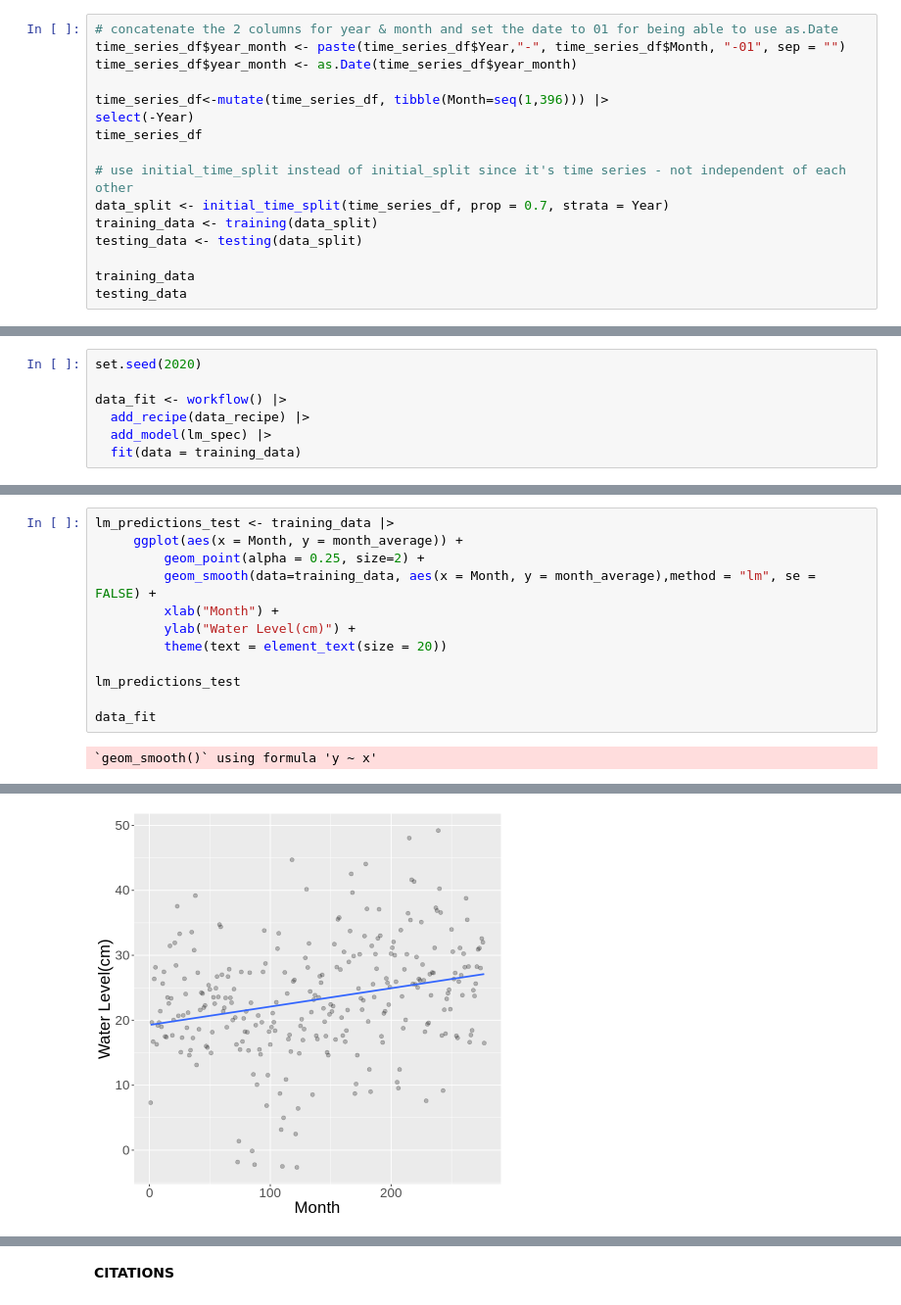
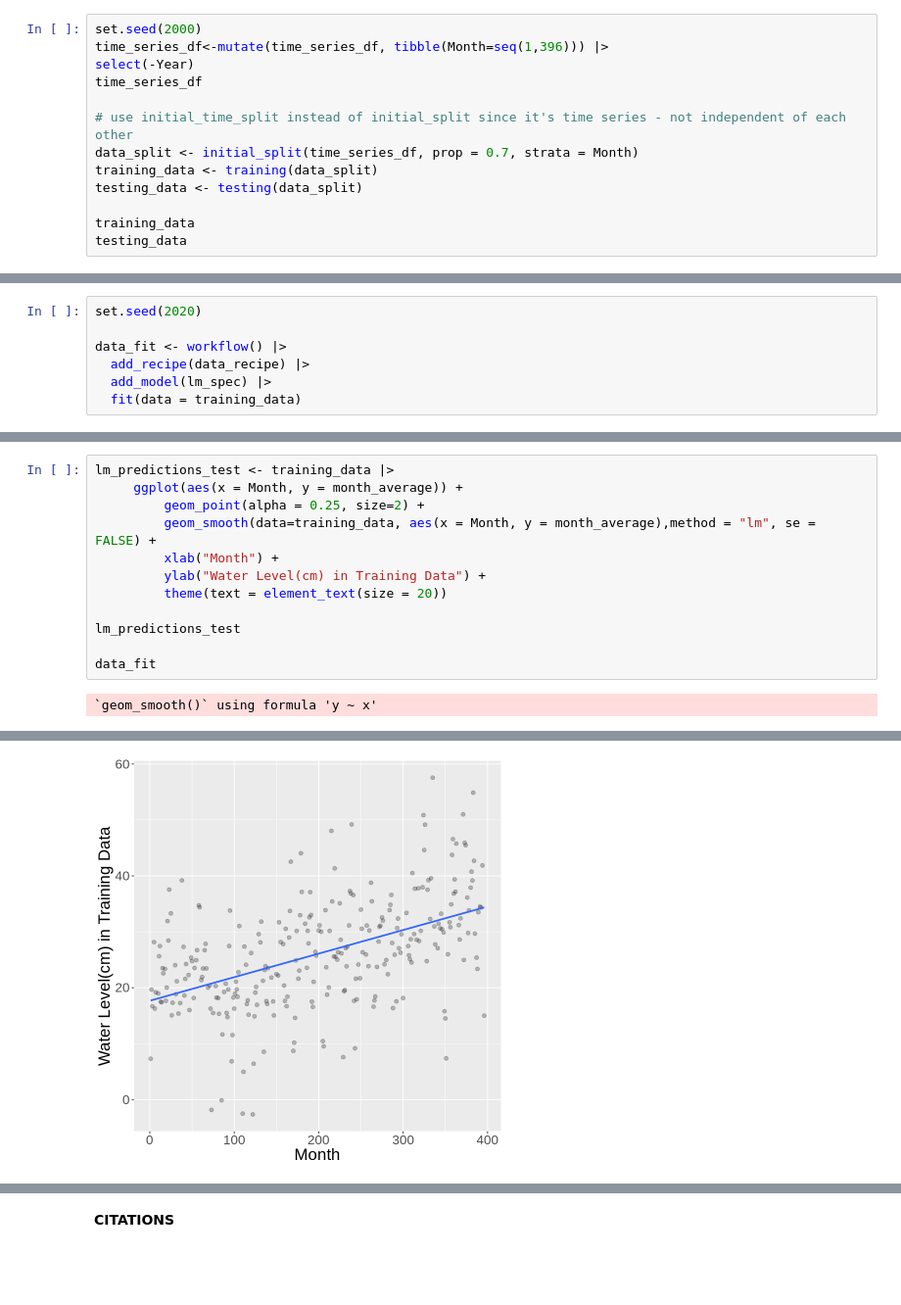
Before and after one commit to Applemyp/dsci100-group36-project, a Jupyter notebook: Group Project Report.ipynb, the cells around one changed output, grey strips where cells are left out. Shown at 98% size. Cells and saved outputs as stored; diff of their text form; blank space fills up the shorter version.

```diff
--- a/Group Project Report.ipynb
+++ b/Group Project Report.ipynb
@@ -84,16 +84,13 @@ From inspection of the summary tibbles above, we can see that the `mean_yearly`
 # %% [markdown]
 Below is an initial plot of our training data. It shows the average water levels for every year in our dataset, from 1983 to 2015. from the plot, we can observe that the average water levels fluctuate quite frequently between different years. However, there is an overall increasing trend as the years go by, indicating that on a broad level, water levels in Venice are rising as time passes.
 # %%
-# concatenate the 2 columns for year & month and set the date to 01 for being able to use as.Date
-time_series_df$year_month <- paste(time_series_df$Year,"-", time_series_df$Month, "-01", sep = "")
-time_series_df$year_month <- as.Date(time_series_df$year_month)
-
+set.seed(2000)
 time_series_df<-mutate(time_series_df, tibble(Month=seq(1,396))) |>
 select(-Year)
 time_series_df
 
 # use initial_time_split instead of initial_split since it's time series - not independent of each other
-data_split <- initial_time_split(time_series_df, prop = 0.7, strata = Year)
+data_split <- initial_split(time_series_df, prop = 0.7, strata = Month)
 training_data <- training(data_split)
 testing_data <- testing(data_split)
 
@@ -182,7 +179,7 @@ lm_predictions_test <- training_data |>
          geom_point(alpha = 0.25, size=2) +
          geom_smooth(data=training_data, aes(x = Month, y = month_average),method = "lm", se = FALSE) +
          xlab("Month") +
-         ylab("Water Level(cm)") +
+         ylab("Water Level(cm) in Training Data") +
          theme(text = element_text(size = 20))
 
 lm_predictions_test
@@ -208,3 +205,3 @@ Coefficients:
-[figure, old version]
+[figure, new version]
 # %%
 prediction_line<-ggplot(time_series_df, aes(x = Month, y = month_average)) + geom_point()+
```
Also changed, not shown: parts of 8 cells of this notebook.
